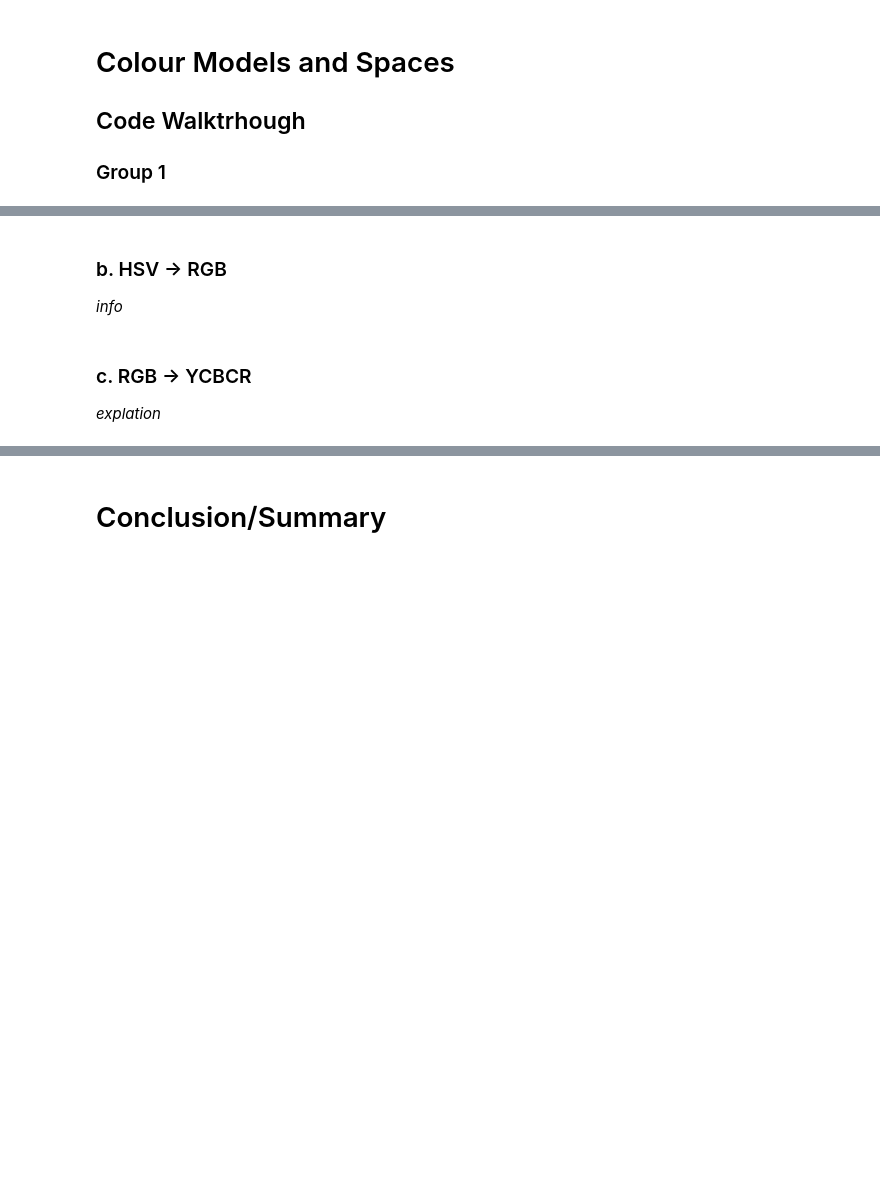
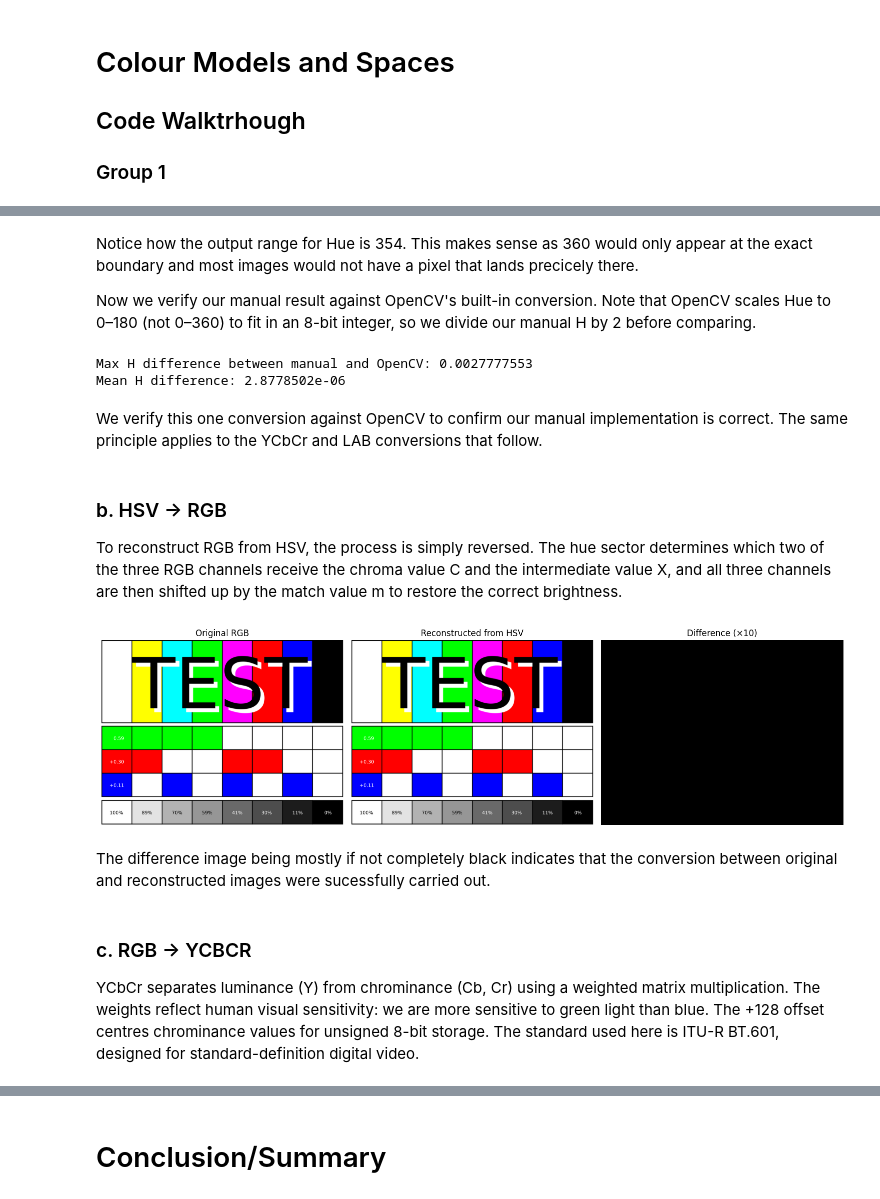
Before and after one commit to romeybajada/cv_colour_models, a Jupyter notebook: walkthrough.ipynb, the cells around one changed output, grey strips where cells are left out. Saved outputs shown, nothing was run; the diff lists cells and outputs as text; code cells hidden in the pictures; blank space fills up the shorter version.

```diff
--- a/walkthrough.ipynb
+++ b/walkthrough.ipynb
@@ -59,7 +155,82 @@ possible content:
+# %% [markdown]
+Notice how the output range for Hue is 354. This makes sense as 360 would only appear at the exact boundary and most images would not have a pixel that lands precicely there.
+
+Now we verify our manual result against OpenCV's built-in conversion. Note that OpenCV scales Hue to 0–180 (not 0–360) to fit in an 8-bit integer, so we divide our manual H by 2 before comparing.
+# %%
+# OpenCV HSV: H is 0-180, S and V are 0-255
+img_hsv_cv = cv2.cvtColor(img_rgb, cv2.COLOR_RGB2HSV)
+
+# Normalise OpenCV result to match the manual output for comparison
+hsv_cv_norm = img_hsv_cv.astype(np.float32)
+hsv_cv_norm[:,:,0] /= 180  # H: 0-180 -> 0-1
+hsv_cv_norm[:,:,1] /= 255  # S: 0-255 -> 0-1
+hsv_cv_norm[:,:,2] /= 255  # V: 0-255 -> 0-1
+
+# Compare - should be near zero
+manual_H_norm = hsv_manual[:,:,0] / 360  # H is 0-360 -> 0-1
+diff = np.abs(manual_H_norm - hsv_cv_norm[:,:,0])
+print("Max H difference between manual and OpenCV:", diff.max())
+print("Mean H difference:", diff.mean())
+# %% [output]
+Max H difference between manual and OpenCV: 0.0027777553
+Mean H difference: 2.8778502e-06
+# %% [markdown]
+We verify this one conversion against OpenCV to confirm our manual implementation is correct. The same principle applies to the YCbCr and LAB conversions that follow.
 # %% [markdown]
 ### b. HSV -> RGB
-*info*
+To reconstruct RGB from HSV, the process is simply reversed. The hue sector determines which two of the three RGB channels receive the chroma value C and the intermediate value X, and all three channels are then shifted up by the match value m to restore the correct brightness.
+# %%
+def hsv_to_rgb_manual(hsv):
+    H, S, V = hsv[:,:,0], hsv[:,:,1], hsv[:,:,2]
+
+    # Compute intermediate values
+    C = V * S
+    X = C * (1 - np.abs((H / 60) % 2 - 1))
+    m = V - C
+
+    # Initialize R, G, B with zeros
+    R, G, B = np.zeros_like(H), np.zeros_like(H), np.zeros_like(H)
+
+    # Determine which sector of the hue circle we're in and assign R, G, B accordingly
+    masks = [
+        (H < 60),
+        (H >= 60) & (H < 120),
+        (H >= 120) & (H < 180),
+        (H >= 180) & (H < 240),
+        (H >= 240) & (H < 300),
+        (H >= 300) & (H < 360)
+    ]
+    # Corresponding RGB values for each sector (before adding m)
+    rgb_vals = [
+        (C, X, 0), (X, C, 0), (0, C, X),
+        (0, X, C), (X, 0, C), (C, 0, X)
+    ]
+
+    # Fill in R, G, B based on the masks and corresponding RGB values
+    for mask, (r, g, b) in zip(masks, rgb_vals):
+        R[mask] = r if np.isscalar(r) else r[mask]
+        G[mask] = g if np.isscalar(g) else g[mask]
+        B[mask] = b if np.isscalar(b) else b[mask]
+
+    # Add m to each channel and clip to [0,1]
+    R, G, B = (R + m), (G + m), (B + m)
+    # Stack and clip to [0,1] for valid RGB output
+    img_reconstructed = np.clip(np.stack([R, G, B], axis=2), 0, 1)
+
+    return img_reconstructed
+
+img_reconstructed_hsv = hsv_to_rgb_manual(hsv_manual)
+
+show_images(
+    [img_norm, img_reconstructed_hsv, np.abs(img_norm - img_reconstructed_hsv) * 10], # Scale difference for visibility
+    ['Original RGB', 'Reconstructed from HSV', 'Difference (×10)'],
+    cmap_list=[None, None, 'hot']
+)
+# %% [output]
+[figure, added]
+# %% [markdown]
+The difference image being mostly if not completely black indicates that the conversion between original and reconstructed images were sucessfully carried out.
 # %% [markdown]
 ### c. RGB -> YCBCR
-*explation*
+YCbCr separates luminance (Y) from chrominance (Cb, Cr) using a weighted matrix multiplication. The weights reflect human visual sensitivity: we are more sensitive to green light than blue. The +128 offset centres chrominance values for unsigned 8-bit storage. The standard used here is ITU-R BT.601, designed for standard-definition digital video.
 # %%
```
Also changed, not shown: parts of 33 cells of this notebook.
